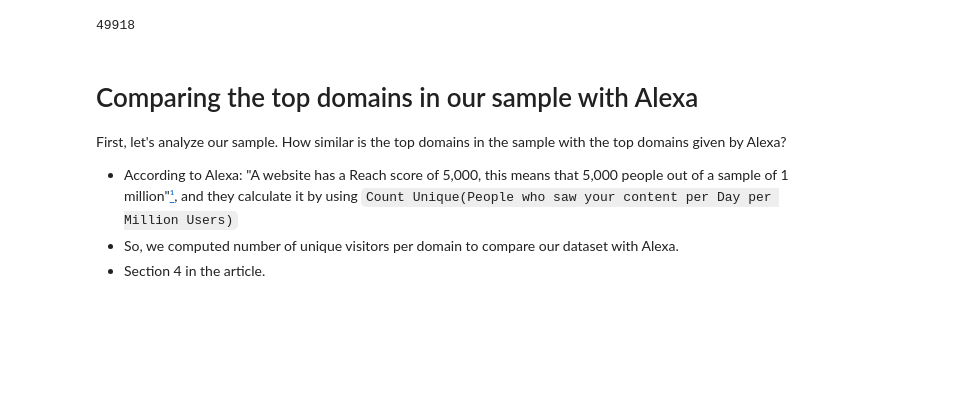
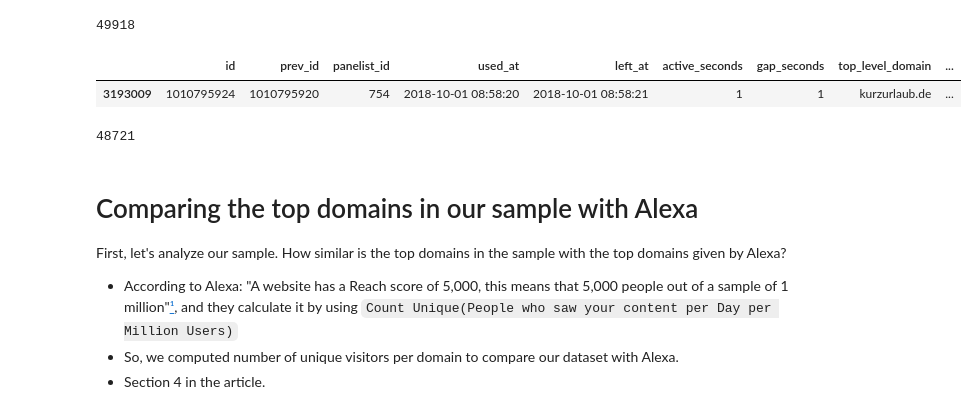
Before and after one commit to gesiscss/web_tracking, a Jupyter notebook: research/web_routineness/release/01_Basic_Statistics.ipynb, the cells around one changed output. Saved outputs shown, nothing was run; the diff lists cells and outputs as text; code cells hidden in the pictures; blank space fills up the shorter version.

```diff
--- a/research/web_routineness/release/01_Basic_Statistics.ipynb
+++ b/research/web_routineness/release/01_Basic_Statistics.ipynb
@@ -41,6 +54,15 @@ Number of unique domains
 len(processed.top_level_domain.unique())
 # %% [output]
 49918
+# %%
+processed.sample()
+# %% [output]
+|  | id | prev_id | panelist_id | used_at | left_at | active_seconds | gap_seconds | top_level_domain | ... |
+| 3193009 | 1010795924 | 1010795920 | 754 | 2018-10-01 08:58:20 | 2018-10-01 08:58:21 | 1 | 1 | kurzurlaub.de | ... |
+# %%
+len(selected_users_visits.top_level_domain.unique())
+# %% [output]
+48721
 # %% [markdown]
 # Comparing the top domains in our sample with Alexa
 
```
Also changed, not shown: parts of 9 cells of this notebook, 6 other files.
